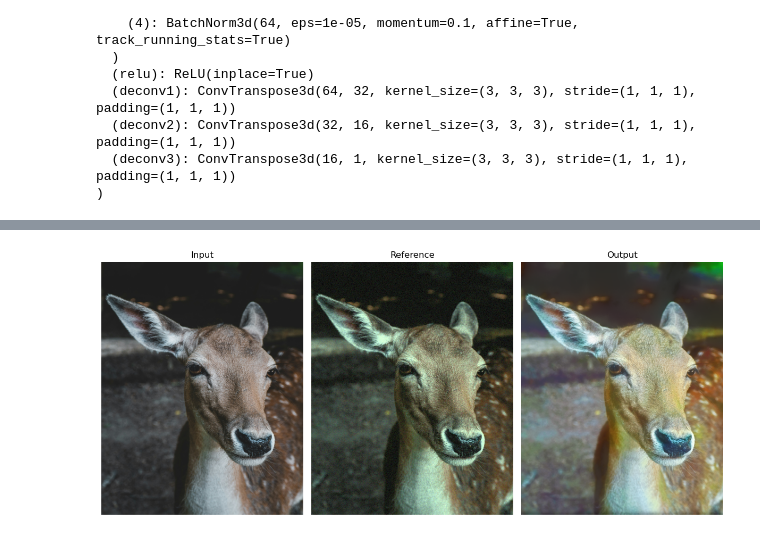
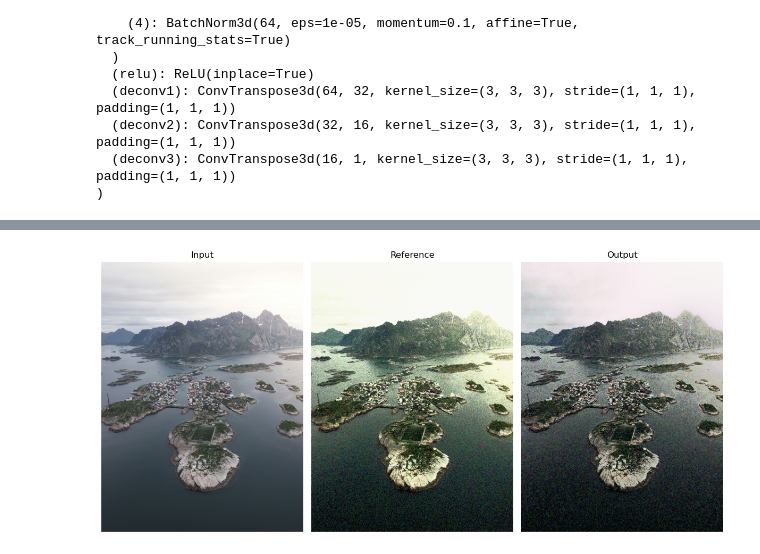
Before and after one commit to schmelczer/bipolaroid, a Jupyter notebook: src/inference.ipynb, the cells around one changed output, grey strips where cells are left out. Saved outputs shown, nothing was run; the diff lists cells and outputs as text; code cells hidden in the pictures.

```diff
--- a/src/inference.ipynb
+++ b/src/inference.ipynb
@@ -7,7 +7,8 @@ import json
 device = torch.device("cuda:0") if torch.cuda.is_available() else torch.device("cpu")
 
 run = "run_71"
-image = 1177
+# run = "run_96"
+image = 11547
 
 model_path = (MODELS_PATH / run).with_suffix(".pth")
 params_path = (MODELS_PATH / run).with_suffix(".json")
@@ -106,44 +112,58 @@ plot_histograms_in_3d(
 # %%
 import numpy as np
 
-[h, w, _] = np.array(edited).shape
+[h, w, _] = np.array(edited_image).shape
 
-histogram = (predicted_histogram.cpu().detach().numpy().squeeze() * h * w).astype(
-    np.uint8
-)
+histogram = np.round(
+    predicted_histogram.cpu().detach().numpy().squeeze() * h * w
+).astype(int)
 
 rgb_vectors = []
 
 for r in range(histogram.shape[0]):
     for g in range(histogram.shape[1]):
         for b in range(histogram.shape[2]):
-            count = histogram[r, g, b]
             # Append the RGB value 'count' times to the list
-            for _ in range(count):
+            for _ in range(histogram[r, g, b]):
                 rgb_vectors.append([r, g, b])
 
-r = np.array(rgb_vectors) * 256 / hyperparameters["bin_count"]
+rgb_vectors = np.array(rgb_vectors)
+rgb_vectors = rgb_vectors * (256 / hyperparameters["bin_count"])
 # %%
 from editor.visualisation import display_images
 from editor.histogram_transfer import pdf_transfer_3d
 from PIL import Image
 
 
 output = pdf_transfer_3d(
-    source=np.array(og),
-    target_flattened=r.transpose(),
-    relaxation=1,
-    bin_count=1000,
+    source=np.array(edited_image),
+    target_flattened=rgb_vectors.transpose(),
+    relaxation=0.5,
+    bin_count=5000,
     iterations=20,
     smoothness=1,
+    should_regrain=True,
 )
 
 display_images(
     {
-        "Input": og,
-        "Reference": edited,
+        "Input": original_image,
+        "Reference": edited_image,
         "Output": Image.fromarray(output),
     }
 )
+plot_histograms_in_3d(
+    {
+        "original": compute_histogram(
+            original_image, bins=hyperparameters["bin_count"], normalize=True
+        ),
+        "edited": compute_histogram(
+            edited_image, bins=hyperparameters["bin_count"], normalize=True
+        ),
+        "predicted": compute_histogram(
+            Image.fromarray(output), bins=hyperparameters["bin_count"], normalize=True
+        ),
+    },
+)
 # %% [output]
-[figure, old version]
+[figure, new version]
```
Also changed, not shown: parts of 2 cells of this notebook.
